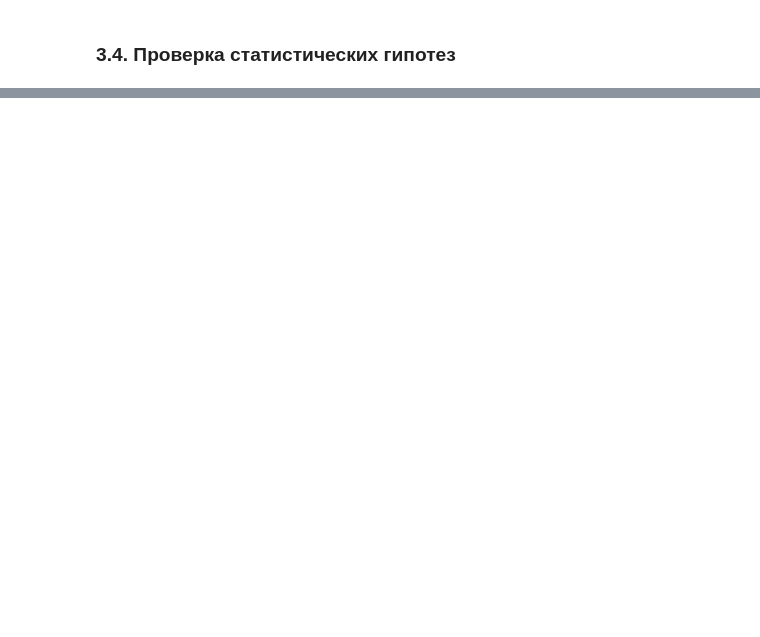
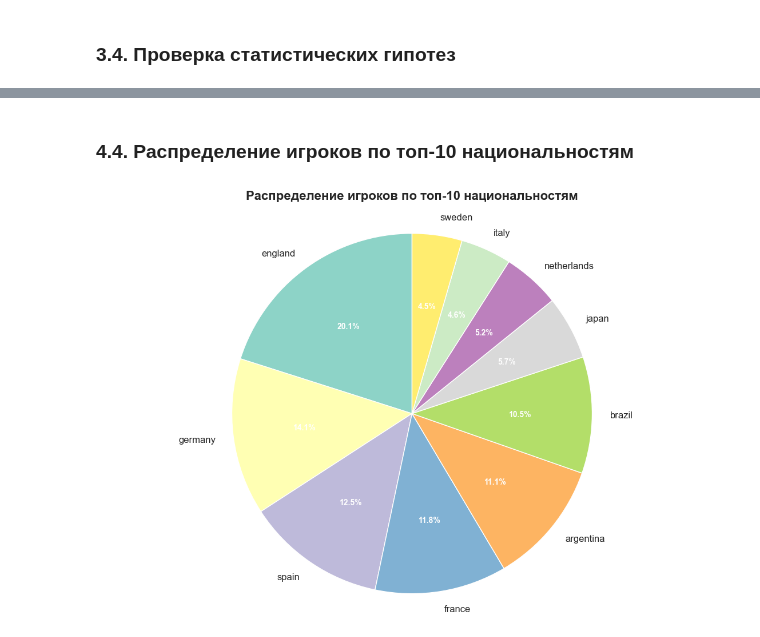
Before and after one commit to humam11/fifa_data_cleaning, a Jupyter notebook: notebook.ipynb, the cells around one changed output, grey strips where cells are left out. Drawn from its saved outputs; the diff is of its cells as text; code cells hidden in the pictures; blank space fills up the shorter version.

```diff
--- a/notebook.ipynb
+++ b/notebook.ipynb
@@ -150,11 +134,0 @@ if not missing_info.empty:
-# %%
-initial_shape = df.shape
-duplicates = df.duplicated()
-duplicate_count = duplicates.sum()
-print(f"\nКоличество дубликатов: {duplicate_count}")
-
-if duplicate_count > 0:
-    df = df.drop_duplicates()
-    print(f"Дубликаты удалены. Размер после удаления: {df.shape}")
-else:
-    print("Дубликатов не найдено.")
@@ -322,0 +380,17 @@ if df is not None:
+# %% [markdown]
+### 4.4. Распределение игроков по топ-10 национальностям
+# %%
+if df is not None:
+    top_countries = df['nationality'].value_counts().head(10)
+    fig, ax = plt.subplots(figsize=(14, 9))
+    wedges, texts, autotexts = ax.pie(top_countries.values, labels=top_countries.index,
+                                      autopct='%1.1f%%', startangle=90,
+                                      colors=plt.cm.Set3(np.linspace(0, 1, len(top_countries))))
+    ax.set_title('Распределение игроков по топ-10 национальностям', fontsize=16, fontweight='bold', pad=20)
+    plt.setp(autotexts, size=10, weight="bold", color="white")
+    plt.setp(texts, size=12)
+    plt.axis('equal')
+    plt.savefig('nationality_distribution.png', dpi=300)
+    plt.show()
+# %% [output]
+[figure, added]
```
Also changed, not shown: parts of 35 cells of this notebook, 8 other files.
